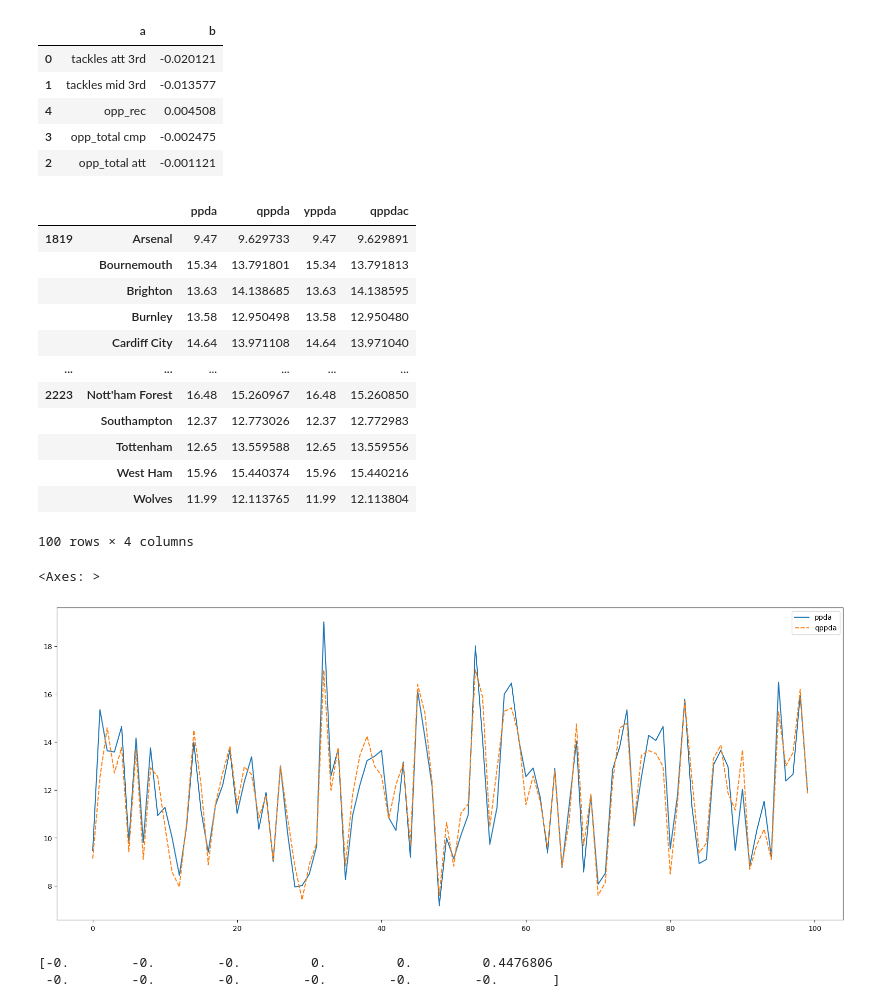
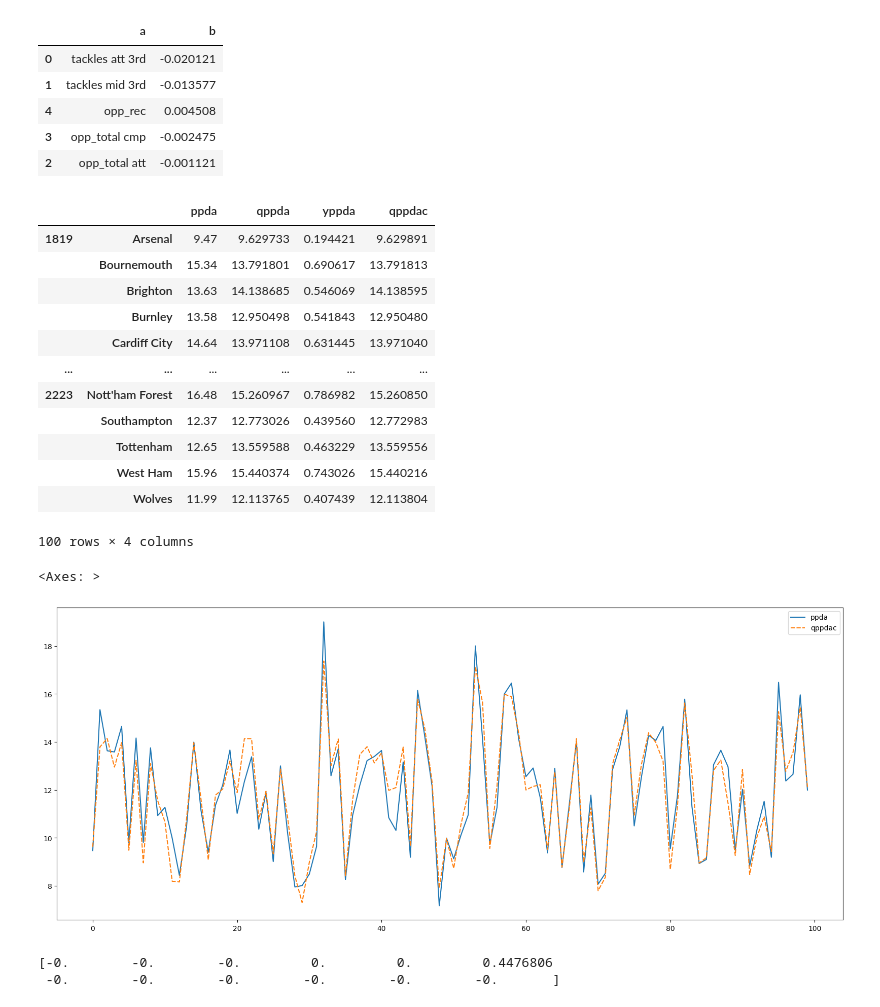
Before and after one commit to krawczyk071/predictor, a Jupyter notebook: play_styles/reg_ppda.ipynb, the cells around one changed output. Drawn from its saved outputs; the diff is of its cells as text; code cells hidden in the pictures.

Commit message:
ppda no scaling

```diff
--- a/play_styles/reg2.ipynb
+++ b/play_styles/reg_ppda.ipynb
@@ -21,7 +21,7 @@ teams=teams.join(us)
 # Create train/test split for initial holdout
 from sklearn.model_selection import train_test_split
 
-def reg_prep(dfnr,to_pred_cols_lst,test_size=0.3):
+def reg_prep(dfnr,to_pred_cols_lst):
     # Create arrays for features and target variable
     df_to_pred= dfnr[to_pred_cols_lst]
     y = df_to_pred.values
@@ -47,6 +47,8 @@ def categorical_prep(df1,col):
 
 def categorical_code(pds):
     return pds.astype("category").cat.codes
+# from sklearn import preprocessing
+# le = preprocessing.LabelEncoder()
 
 def importants(labels,coefs):
     df1=pd.DataFrame()
@@ -97,4 +92,5 @@ possible2=['opp_total att','opp_total cmp','opp_rec','def 3rd','att 3rd','mid 3r
 possible3=['opp_total cmp','def 3rd','att 3rd','mid 3rd', 'touches']#81
 possible4=['tackles att 3rd','tackles mid 3rd','opp_total att','opp_total cmp','opp_rec']#91
 possible5=['tackles att 3rd','tackles mid 3rd','poss']#84
-dfnr=dfnr[possible4+['ppda']]
+dfsel=df[possible4+['ppda']]
+dfr=dfsel.reset_index(drop=True)
@@ -101,6 +123,7 @@ dfnr=dfnr[possible4+['ppda']]
 # %%
+X,y,cols,_ =reg_prep(dfr,['ppda'])
+# X,y,cols,_,scaler_x,scaler_y =reg_prep_scaled(dfr,['ppda'])
 
-X,y,cols,_ =reg_prep(dfnr,['ppda'])
 X_train, X_test, y_train, y_test,= reg_prep_split(X,y)
 # %%
 # LinearRegression
@@ -203,30 +226,31 @@ teams['yppda']=y
 teams['qppda']=pred_col
 teams['qppdac']=8.1402+teams['tackles att 3rd']*-0.020121+teams['tackles mid 3rd']*-0.013577+teams['opp_rec']*0.004508+teams['opp_total cmp']*-0.002475+teams['opp_total att']*-0.001121
 
+
 teams[['ppda','qppda','yppda','qppdac']]
 # %% [output]
 |  |  | ppda | qppda | yppda | qppdac |
-| 1819 | Arsenal | 9.47 | 9.629733 | 9.47 | 9.629891 |
-|  | Bournemouth | 15.34 | 13.791801 | 15.34 | 13.791813 |
-|  | Brighton | 13.63 | 14.138685 | 13.63 | 14.138595 |
-|  | Burnley | 13.58 | 12.950498 | 13.58 | 12.950480 |
-|  | Cardiff City | 14.64 | 13.971108 | 14.64 | 13.971040 |
+| 1819 | Arsenal | 9.47 | 9.629733 | 0.194421 | 9.629891 |
+|  | Bournemouth | 15.34 | 13.791801 | 0.690617 | 13.791813 |
+|  | Brighton | 13.63 | 14.138685 | 0.546069 | 14.138595 |
+|  | Burnley | 13.58 | 12.950498 | 0.541843 | 12.950480 |
+|  | Cardiff City | 14.64 | 13.971108 | 0.631445 | 13.971040 |
 | ... | ... | ... | ... | ... | ... |
-| 2223 | Nott'ham Forest | 16.48 | 15.260967 | 16.48 | 15.260850 |
-|  | Southampton | 12.37 | 12.773026 | 12.37 | 12.772983 |
-|  | Tottenham | 12.65 | 13.559588 | 12.65 | 13.559556 |
-|  | West Ham | 15.96 | 15.440374 | 15.96 | 15.440216 |
-|  | Wolves | 11.99 | 12.113765 | 11.99 | 12.113804 |
+| 2223 | Nott'ham Forest | 16.48 | 15.260967 | 0.786982 | 15.260850 |
+|  | Southampton | 12.37 | 12.773026 | 0.439560 | 12.772983 |
+|  | Tottenham | 12.65 | 13.559588 | 0.463229 | 13.559556 |
+|  | West Ham | 15.96 | 15.440374 | 0.743026 | 15.440216 |
+|  | Wolves | 11.99 | 12.113765 | 0.407439 | 12.113804 |
 100 rows × 4 columns
 # %%
 import seaborn as sns
 # import matplotlib.pyplot as plt
-data = teams[['ppda','qppda']].reset_index(drop=1)
+data = teams[['ppda','qppdac']].reset_index(drop=1)
 fig = plt.subplots(figsize=(20, 8))
 sns.lineplot(data=data,estimator=None)
 # %% [output]
 <Axes: >
-[figure, old version]
+[figure, new version]
 # %%
 #LASSO
 
```
Also changed, not shown: parts of 2 cells of this notebook.
